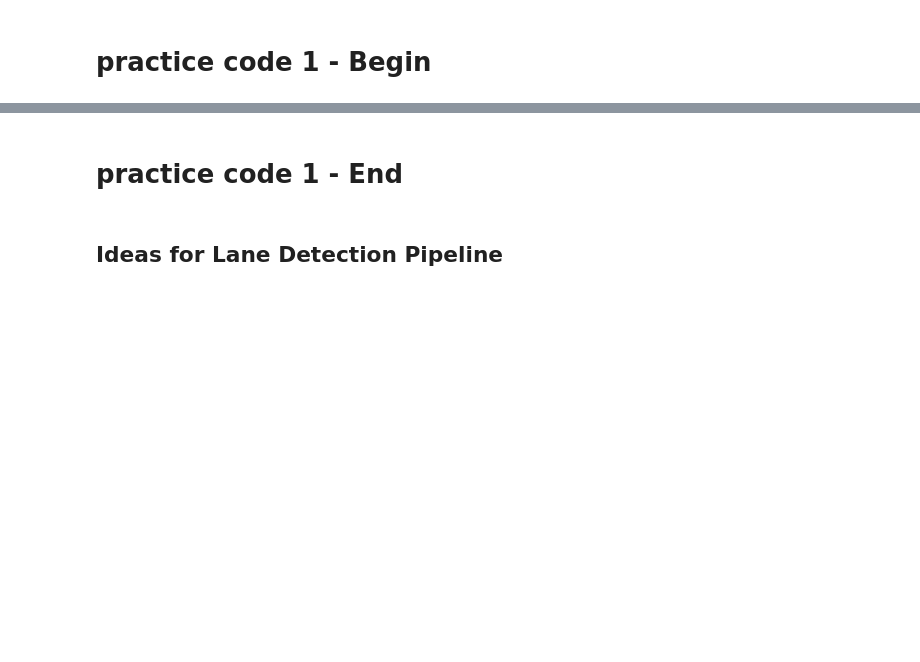
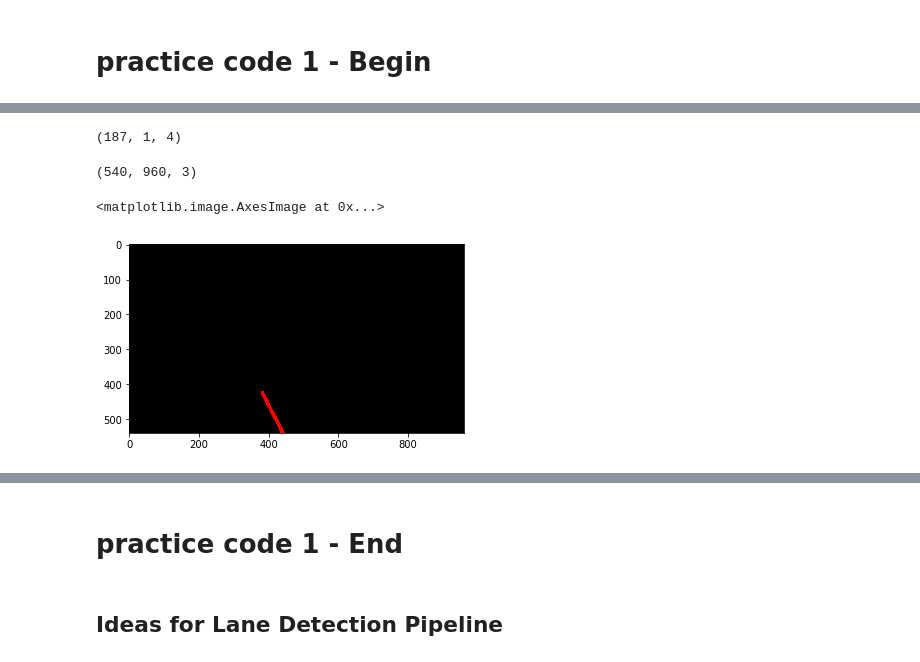
Before and after one commit to alibakh62/CarND-LaneLines-P1, a Jupyter notebook: P1.ipynb, the cells around one changed output, grey strips where cells are left out. Drawn from its saved outputs; the diff is of its cells as text; code cells hidden in the pictures; blank space fills up the shorter version.

Commit message:
some initial work on Hough lines extrapolation

```diff
--- a/P1.ipynb
+++ b/P1.ipynb
@@ -108,3 +141,17 @@ lines = cv2.HoughLinesP(masked_edges, rho, theta, threshold,
+# %%
+lines.shape
+# %% [output]
+(187, 1, 4)
+# %%
+imshape
+# %% [output]
+(540, 960, 3)
+# %%
+cv2.line(line_image, (int(x1Avg), int(x2Avg)), (int(y1Avg), int(y2Avg)), (255,0,0),10)
+plt.imshow(line_image)
+# %% [output]
+<matplotlib.image.AxesImage at 0x...>
+[figure, added]
 # %%
 for line in lines:
     for x1,y1,x2,y2 in line:
```
Also changed, not shown: parts of 13 cells of this notebook.
